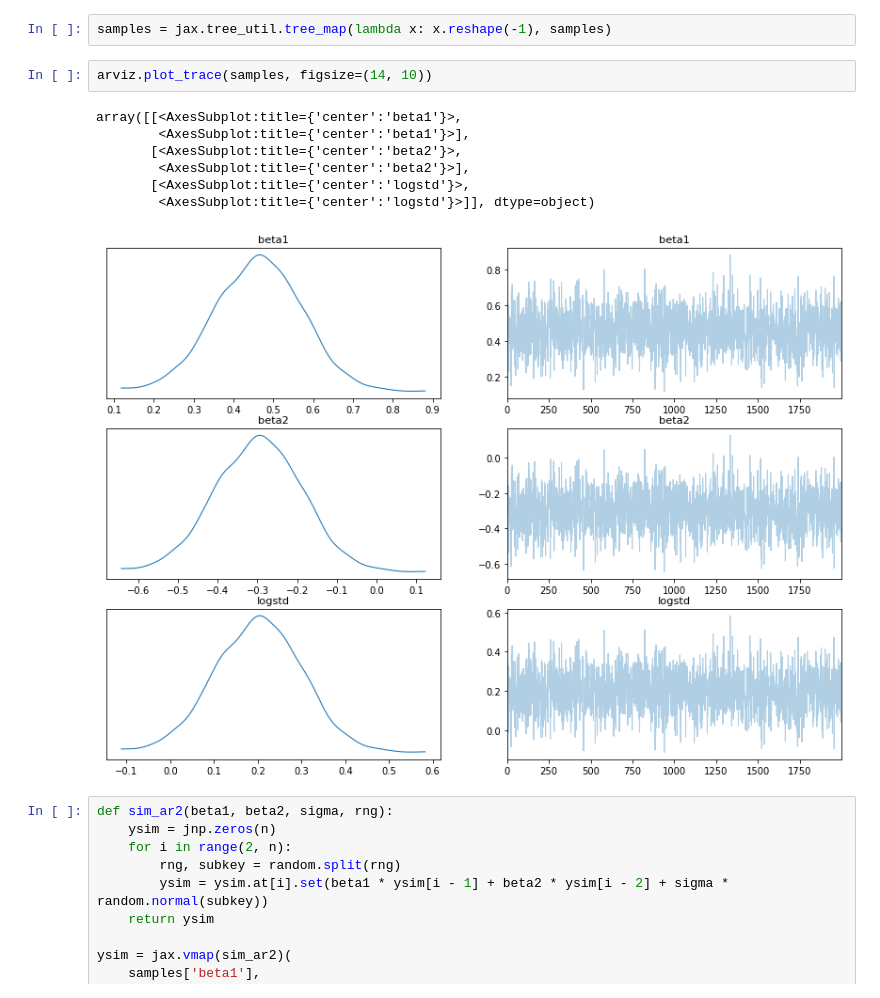
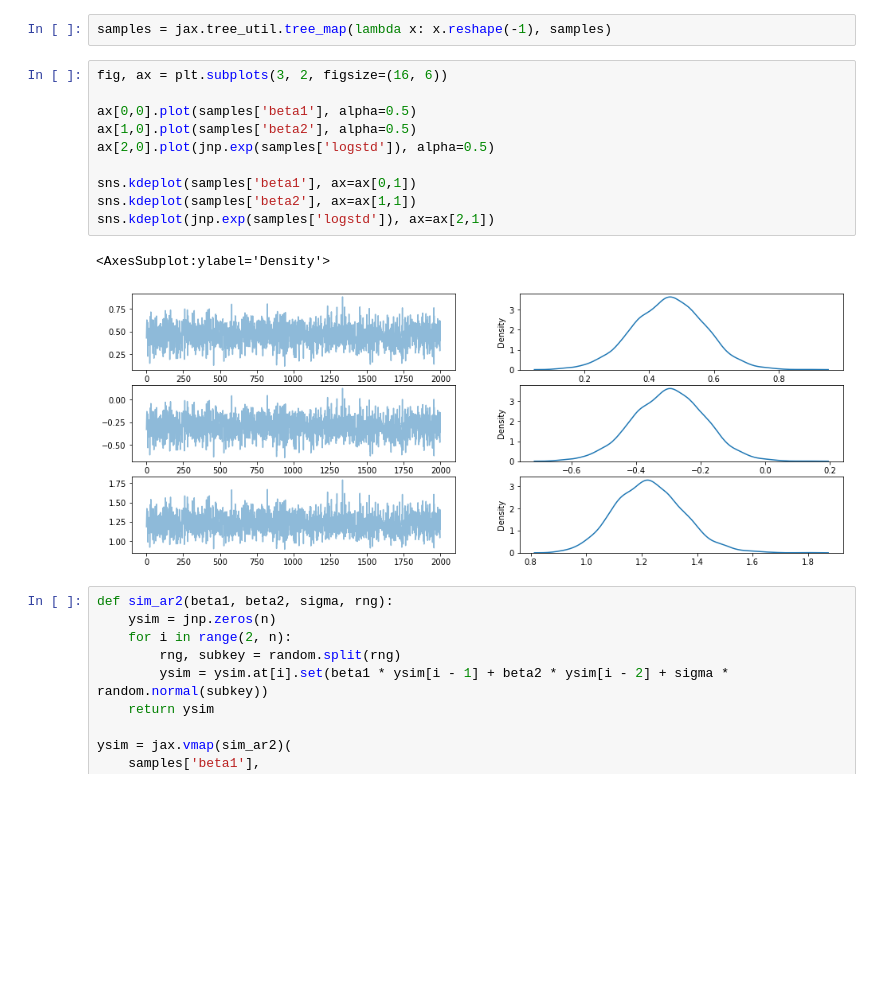
Before and after one commit to al-jshen/gaul, a Jupyter notebook: docs/source/examples/autoregressive.ipynb, the cells around one changed output. Saved outputs shown, nothing was run; the diff lists cells and outputs as text; blank space fills up the shorter version.

Commit message:
replace arviz+corner with pears; update examples

```diff
--- a/docs/source/examples/autoregressive.ipynb
+++ b/docs/source/examples/autoregressive.ipynb
@@ -62,15 +62,18 @@ samples = advi.sample(
 # %%
 samples = jax.tree_util.tree_map(lambda x: x.reshape(-1), samples)
 # %%
-arviz.plot_trace(samples, figsize=(14, 10))
+fig, ax = plt.subplots(3, 2, figsize=(16, 6))
+
+ax[0,0].plot(samples['beta1'], alpha=0.5)
+ax[1,0].plot(samples['beta2'], alpha=0.5)
+ax[2,0].plot(jnp.exp(samples['logstd']), alpha=0.5)
+
+sns.kdeplot(samples['beta1'], ax=ax[0,1])
+sns.kdeplot(samples['beta2'], ax=ax[1,1])
+sns.kdeplot(jnp.exp(samples['logstd']), ax=ax[2,1])
 # %% [output]
-array([[<AxesSubplot:title={'center':'beta1'}>,
-        <AxesSubplot:title={'center':'beta1'}>],
-       [<AxesSubplot:title={'center':'beta2'}>,
-        <AxesSubplot:title={'center':'beta2'}>],
-       [<AxesSubplot:title={'center':'logstd'}>,
-        <AxesSubplot:title={'center':'logstd'}>]], dtype=object)
+<AxesSubplot:ylabel='Density'>
-[figure, old version]
+[figure, new version]
 # %%
 def sim_ar2(beta1, beta2, sigma, rng):
     ysim = jnp.zeros(n)
```
Also changed, not shown: parts of 1 cell of this notebook, 5 other files.
